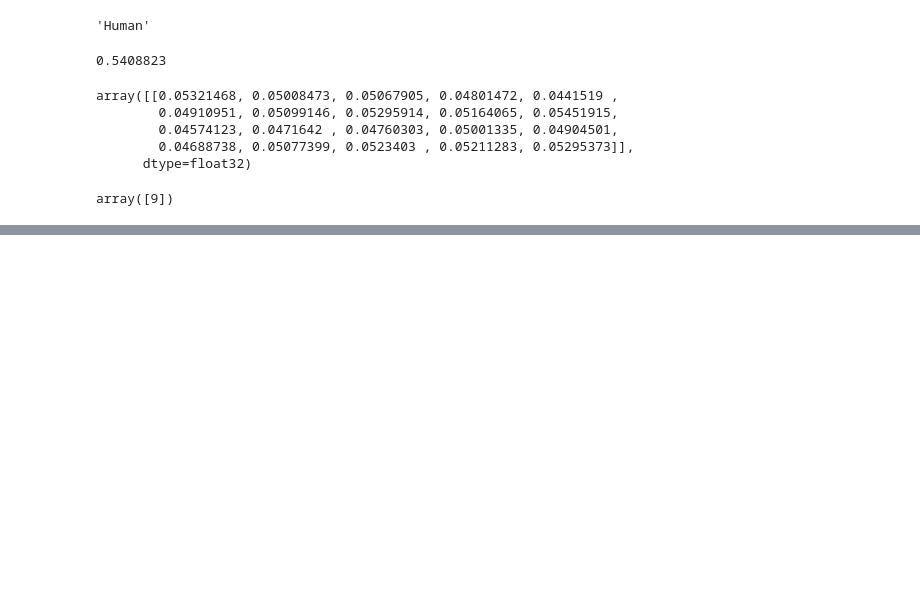
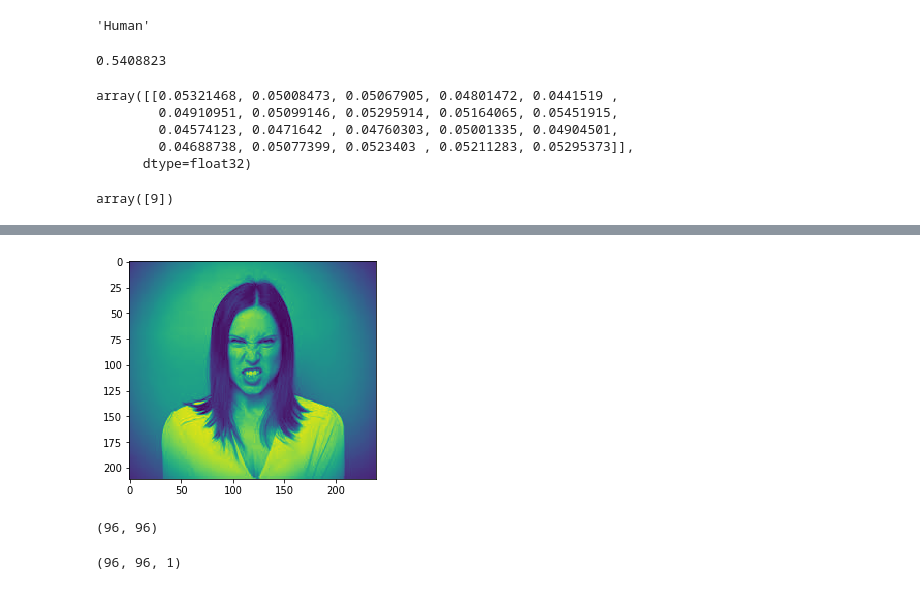
Before and after one commit to sharmasaravanan/Machine_learning, a Jupyter notebook: AI-Connect-2021.ipynb, the cells around one changed output, grey strips where cells are left out. Drawn from its saved outputs; the diff is of its cells as text; code cells hidden in the pictures; blank space fills up the shorter version.

```diff
--- a/AI-Connect-2021.ipynb
+++ b/AI-Connect-2021.ipynb
@@ -3214,0 +3373,7 @@ array([9])
+# %%
+testImage = cv2.imread("/Volumes/SharmaS/projects/naveen/AI_project/naveen/download.jpeg", 0)
+# %%
+plt.imshow(testImage)
+plt.show()
+# %% [output]
+[figure, added]
@@ -3214,0 +3384,4 @@ array([9])
+# %%
+img.shape
+# %% [output]
+(96, 96)
@@ -3214,0 +3390,4 @@ array([9])
+# %%
+testImg.shape
+# %% [output]
+(96, 96, 1)
```
Also changed, not shown: parts of 26 cells of this notebook.
